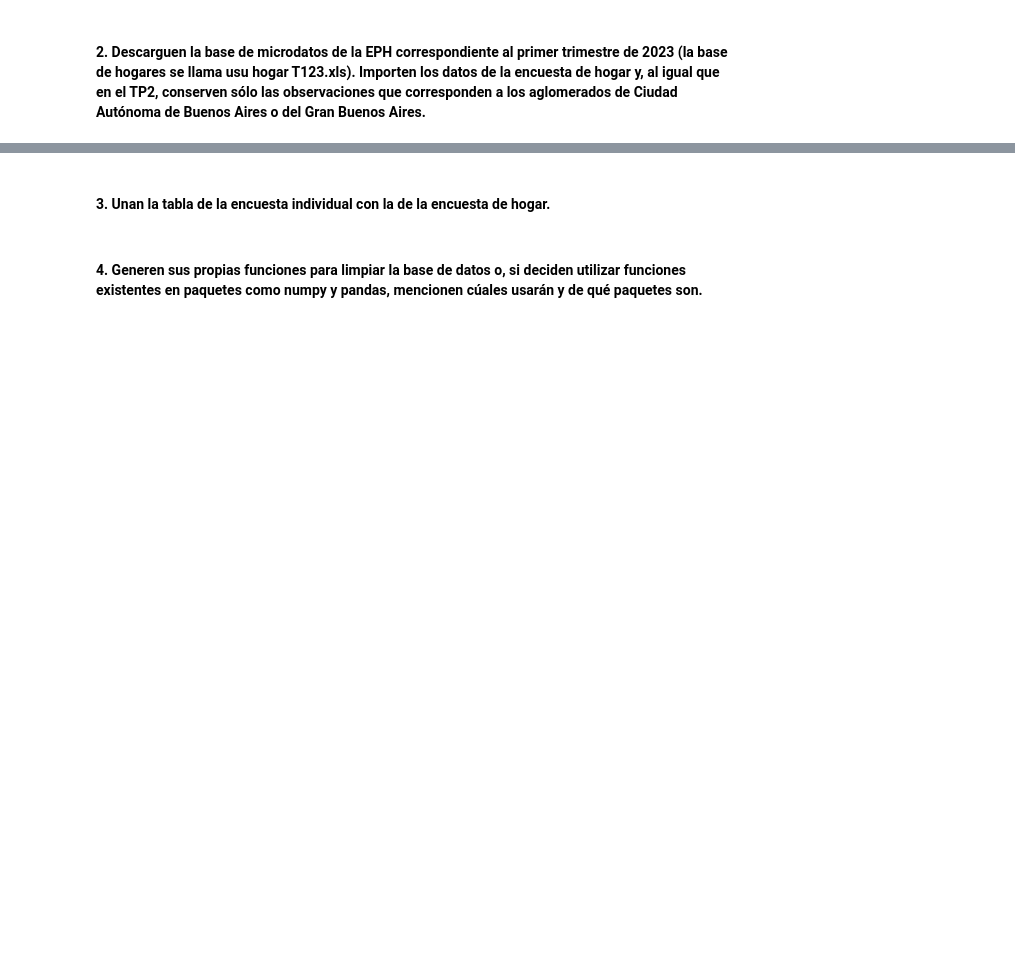
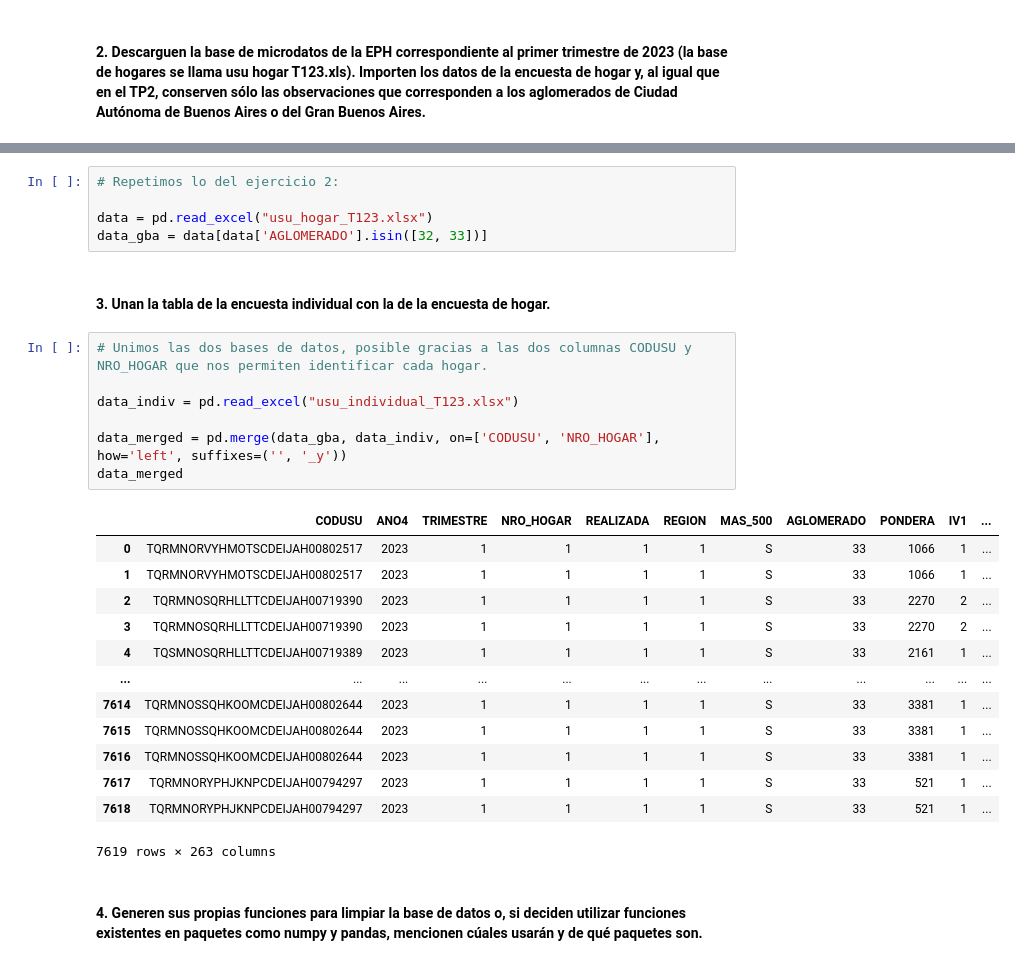
Before and after one commit to facundovq/Big_Data_TPs, a Jupyter notebook: TP3/TP3_ArispeOchoaValleQuintana.ipynb, the cells around one changed output, grey strips where cells are left out. Drawn from its saved outputs; the diff is of its cells as text; blank space fills up the shorter version.

```diff
--- a/TP3/TP3_ArispeOchoaValleQuintana.ipynb
+++ b/TP3/TP3_ArispeOchoaValleQuintana.ipynb
@@ -53,4 +80,30 @@ Respuesta:
+# %%
+# Repetimos lo del ejercicio 2:
+
+data = pd.read_excel("usu_hogar_T123.xlsx")
+data_gba = data[data['AGLOMERADO'].isin([32, 33])]
 # %% [markdown]
 #### 3. Unan la tabla de la encuesta individual con la de la encuesta de hogar.
+# %%
+# Unimos las dos bases de datos, posible gracias a las dos columnas CODUSU y NRO_HOGAR que nos permiten identificar cada hogar.
+
+data_indiv = pd.read_excel("usu_individual_T123.xlsx")
+
+data_merged = pd.merge(data_gba, data_indiv, on=['CODUSU', 'NRO_HOGAR'], how='left', suffixes=('', '_y'))
+data_merged
+# %% [output]
+|  | CODUSU | ANO4 | TRIMESTRE | NRO_HOGAR | REALIZADA | REGION | MAS_500 | AGLOMERADO | PONDERA | IV1 | ... |
+| 0 | TQRMNORVYHMOTSCDEIJAH00802517 | 2023 | 1 | 1 | 1 | 1 | S | 33 | 1066 | 1 | ... |
+| 1 | TQRMNORVYHMOTSCDEIJAH00802517 | 2023 | 1 | 1 | 1 | 1 | S | 33 | 1066 | 1 | ... |
+| 2 | TQRMNOSQRHLLTTCDEIJAH00719390 | 2023 | 1 | 1 | 1 | 1 | S | 33 | 2270 | 2 | ... |
+| 3 | TQRMNOSQRHLLTTCDEIJAH00719390 | 2023 | 1 | 1 | 1 | 1 | S | 33 | 2270 | 2 | ... |
+| 4 | TQSMNOSQRHLLTTCDEIJAH00719389 | 2023 | 1 | 1 | 1 | 1 | S | 33 | 2161 | 1 | ... |
+| ... | ... | ... | ... | ... | ... | ... | ... | ... | ... | ... | ... |
+| 7614 | TQRMNOSSQHKOOMCDEIJAH00802644 | 2023 | 1 | 1 | 1 | 1 | S | 33 | 3381 | 1 | ... |
+| 7615 | TQRMNOSSQHKOOMCDEIJAH00802644 | 2023 | 1 | 1 | 1 | 1 | S | 33 | 3381 | 1 | ... |
+| 7616 | TQRMNOSSQHKOOMCDEIJAH00802644 | 2023 | 1 | 1 | 1 | 1 | S | 33 | 3381 | 1 | ... |
+| 7617 | TQRMNORYPHJKNPCDEIJAH00794297 | 2023 | 1 | 1 | 1 | 1 | S | 33 | 521 | 1 | ... |
+| 7618 | TQRMNORYPHJKNPCDEIJAH00794297 | 2023 | 1 | 1 | 1 | 1 | S | 33 | 521 | 1 | ... |
+7619 rows × 263 columns
 # %% [markdown]
 #### 4. Generen sus propias funciones para limpiar la base de datos o, si deciden utilizar funciones existentes en paquetes como numpy y pandas, mencionen cúales usarán y de qué paquetes son.
```
Also changed, not shown: parts of 16 cells of this notebook, 3 other files.
